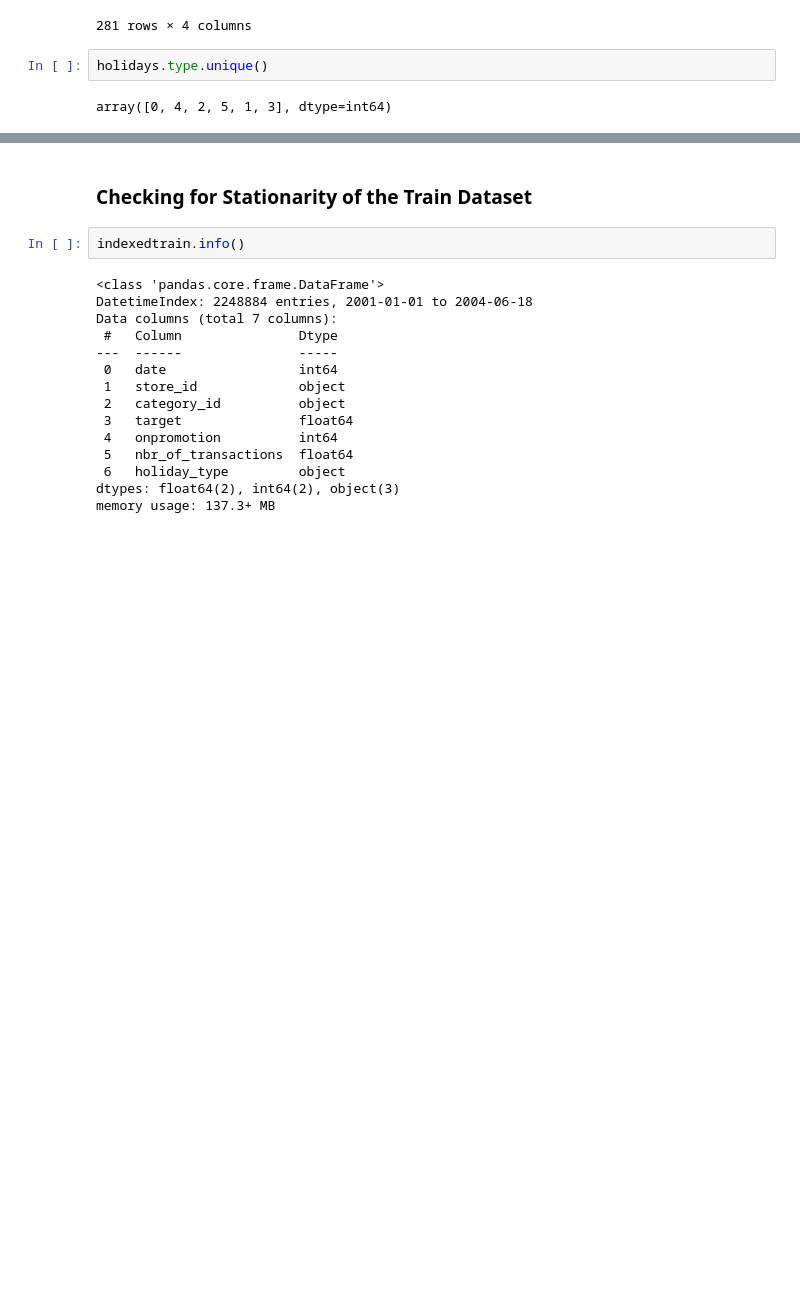
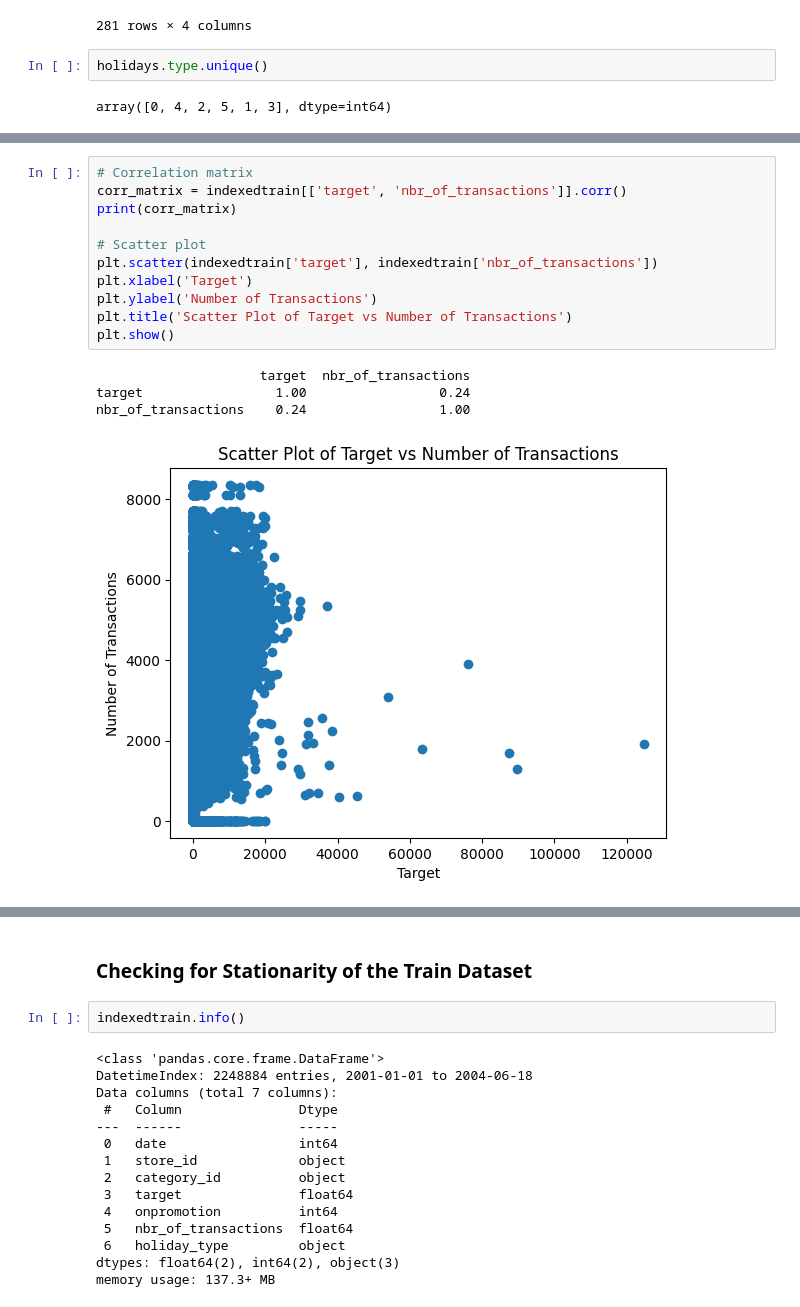
Before and after one commit to Gilbert-B/Forecasting-Sales, a Jupyter notebook: notebook/Sales_Forecast.ipynb, the cells around one changed output, grey strips where cells are left out. Cells and saved outputs as stored; diff of their text form; blank space fills up the shorter version.

```diff
--- a/notebook/Sales_Forecast.ipynb
+++ b/notebook/Sales_Forecast.ipynb
@@ -740,0 +796,16 @@ indexedtrain
+# %%
+# Correlation matrix
+corr_matrix = indexedtrain[['target', 'nbr_of_transactions']].corr()
+print(corr_matrix)
+
+# Scatter plot
+plt.scatter(indexedtrain['target'], indexedtrain['nbr_of_transactions'])
+plt.xlabel('Target')
+plt.ylabel('Number of Transactions')
+plt.title('Scatter Plot of Target vs Number of Transactions')
+plt.show()
+# %% [output]
+                     target  nbr_of_transactions
+target                 1.00                 0.24
+nbr_of_transactions    0.24                 1.00
+[figure, added]
```
Also changed, not shown: parts of 38 cells of this notebook.
